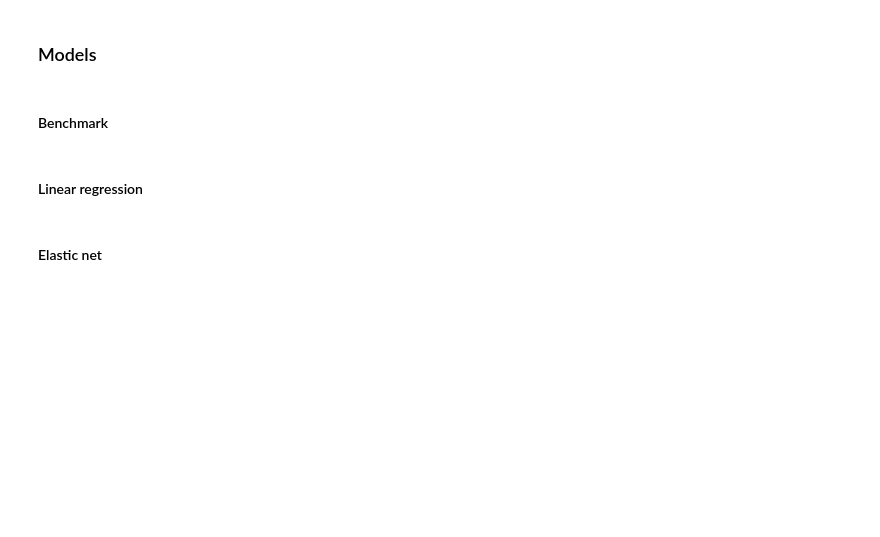
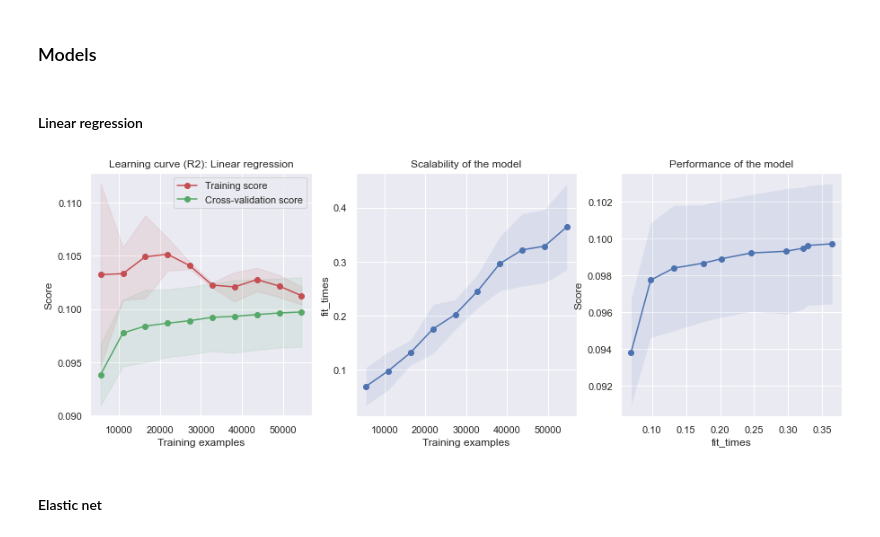
Before and after one commit to Julietvr/bds, a Jupyter notebook: regression/m1_2_regressions.ipynb, the cells around one changed output. Saved outputs shown, nothing was run; the diff lists cells and outputs as text; code cells hidden in the pictures; blank space fills up the shorter version.

Commit message:
first regressions

```diff
--- a/regression/m1_2_regressions.ipynb
+++ b/regression/m1_2_regressions.ipynb
@@ -96,9 +54,9 @@ fts = Feats('features.csv')
 # %% [markdown]
 #### Data
 # %%
-# Load fold
-df_train = pd.read_csv('data/fold/f2_train.csv',  parse_dates=['release'])
+# Load fold f4
+df_train = pd.read_csv('data/fold/f4_train.csv',  parse_dates=['release'])
 df_train = df_train.drop(columns=['release'])
-df_test = pd.read_csv('data/fold/f2_test.csv',  parse_dates=['release'])
+df_test = pd.read_csv('data/fold/f4_test.csv',  parse_dates=['release'])
 df_test = df_test.drop(columns=['release'])
 print(f'train set: {df_train.shape[0]:,} entries, test set: {df_test.shape[0]:,} entries, total: {df_train.shape[0]+df_test.shape[0]:,} entries')
@@ -111,7 +71,6 @@ n_na = df_train['popularity'].isna().sum()
 df_train = df_train.dropna(subset=['popularity'])
 n_zero =df_train.loc[df_train['popularity']==0].shape[0]
 df_train = df_train.loc[df_train['popularity']>0]
-print(f'Train set: Dropped {n_na} NA entries and {n_zero} zero entries of {n_orig}, {df_train.shape[0]} entries left.')
 
 # Drop NA and zero values test
 n_orig = df_test.shape[0]
@@ -119,7 +78,6 @@ n_na = df_test['popularity'].isna().sum()
 df_test = df_test.dropna(subset=['popularity'])
 n_zero =df_test.loc[df_test['popularity']==0].shape[0]
 df_test = df_test.loc[df_test['popularity']>0]
-print(f'Test set: Dropped {n_na} NA entries and {n_zero} zero entries of {n_orig}, {df_test.shape[0]} entries left.')
 
 # Scale X train and test
 X_train = df_train.drop(columns=['popularity'])
@@ -129,9 +87,6 @@ X_train = scaler.transform(X_train)
 X_test = scaler.transform(X_test)
 X_train = pd.DataFrame(X_train, columns=fts.all())
 X_test = pd.DataFrame(X_test, columns=fts.all())
-print('')
-print(f'Scaled train X:\n\tmean: {X_train.mean().tolist()[:5]}...\n\tstd: {X_train.std().tolist()[:5]}...')
-print(f'Scaled test X:\n\tmean: {X_test.mean().tolist()[:5]}...\n\tstd: {X_test.std().tolist()[:5]}...')
 
 # Transform y train and test
 y_train_before = df_train['popularity']
@@ -140,9 +95,14 @@ y_train = pd.Series(y_train)
 y_test_before = df_test['popularity']
 y_test = stats.boxcox(y_test_before)[0]
 y_test = pd.Series(y_test)
-fig, axs = plt.subplots(ncols=2, figsize=(10,5))
-ax1 = sns.histplot(x=y_train_before, kde=True, ax=axs[0])
-ax1.set(title="Distribution popularity")
-ax2 = sns.histplot(x=y_train, kde=True, ax=axs[1])
-ax2.set(title="Distribution boxcox transformed popularity")
-fig;
+
+# Use RFE to reduce features
+estimator = LinearRegression()
+red = RFE(estimator, n_features_to_select=45, step=5).fit(X_train, y_train)
+X_train = red.transform(X_train)
+X_test = red.transform(X_test)
+cols = [x for x, y in zip(fts.all(), red.support_.tolist()) if y]
+X_train = pd.DataFrame(X_train, columns=cols)
+X_test = pd.DataFrame(X_test, columns=cols)
+
+X_train
@@ -150,5 +124,3 @@ fig;
 ### Models
 # %%
 scores = {}
-# %% [markdown]
-#### Benchmark
@@ -163,5 +179,14 @@ print(f'Benchmark: Train R2 for all features: {r2_train_bm}, Test R2 for all fea
 # %% [markdown]
 #### Linear regression
+# %%
+title = "Linear regression"
+estimator = LinearRegression()
+train_sizes = np.linspace(0.1, 1.0, 10)
+train_sizes, train_scores, test_scores, fit_times, _ = learning_curve(estimator, X_train, y_train, cv=5, n_jobs=-1, train_sizes=train_sizes, return_times=True)
+
+plt_curve(title, train_sizes, train_scores, test_scores, fit_times)
+# %% [output]
+[figure, added]
 # %%
 name = 'linear_regression'
 
```
Also changed, not shown: parts of 19 cells of this notebook, 3 other files.
